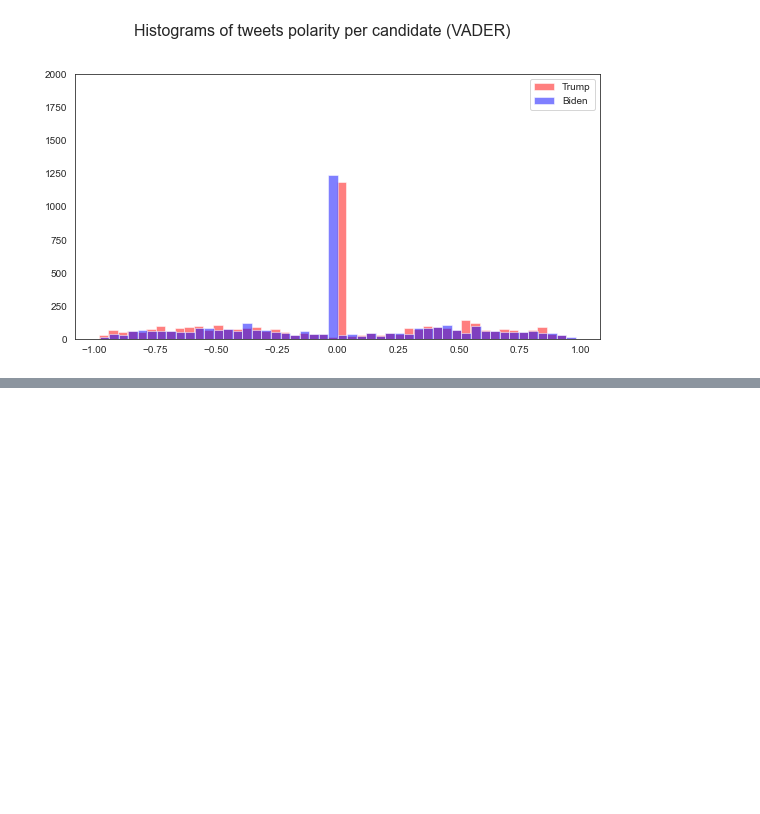
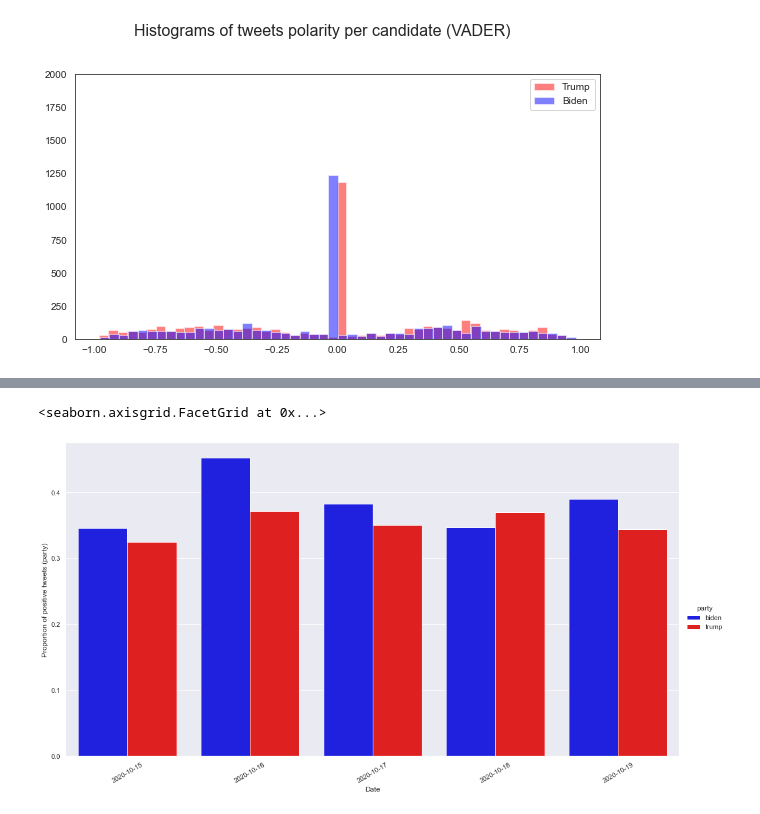
Before and after one commit to cl-xy/us-politics-social-media, a Jupyter notebook: sentiment analysis.ipynb, the cells around one changed output, grey strips where cells are left out. Saved outputs shown, nothing was run; the diff lists cells and outputs as text; code cells hidden in the pictures; blank space fills up the shorter version.

```diff
--- a/sentiment analysis.ipynb
+++ b/sentiment analysis.ipynb
@@ -334,0 +440,8 @@ plt.show()
+# %%
+#proportion of positive/negative tweets
+week1_count = week1_sentiments.groupby([week1_sentiments['created_at'].dt.date, 'ds', 'vader_sentiment']).size().reset_index().rename(columns={0:'count'})
+week1_total = week1_sentiments.groupby([week1_sentiments['created_at'].dt.date, 'ds']).size().reset_index().rename(columns={0: 'total_ds'})
+week1_df = week1_count.merge(week1_total, how = 'left', on = ['created_at', 'ds'])
+week1_df['proportion_ds'] = week1_df['count']/week1_df['total_ds']
+week1_positive = week1_df[week1_df['vader_sentiment'] == 'positive']
+week1_positive
@@ -334,0 +509,17 @@ plt.show()
+# %%
+import seaborn as sns
+
+colors = ['#0000FF', '#FF0000']
+sns.set_palette(sns.color_palette(colors))
+
+g = sns.catplot(data = week1_positive,
+               kind = 'bar',
+               x = 'created_at', y = 'proportion_ds', hue = 'ds',
+                height=8, aspect=15/8)
+g.despine(left=True)
+g.set_axis_labels('Date', 'Proportion of positive tweets (party)')
+g._legend.set_title('party')
+g.set_xticklabels(rotation=30)
+# %% [output]
+<seaborn.axisgrid.FacetGrid at 0x...>
+[figure, added]
```
Also changed, not shown: parts of 18 cells of this notebook, 3 other files.
